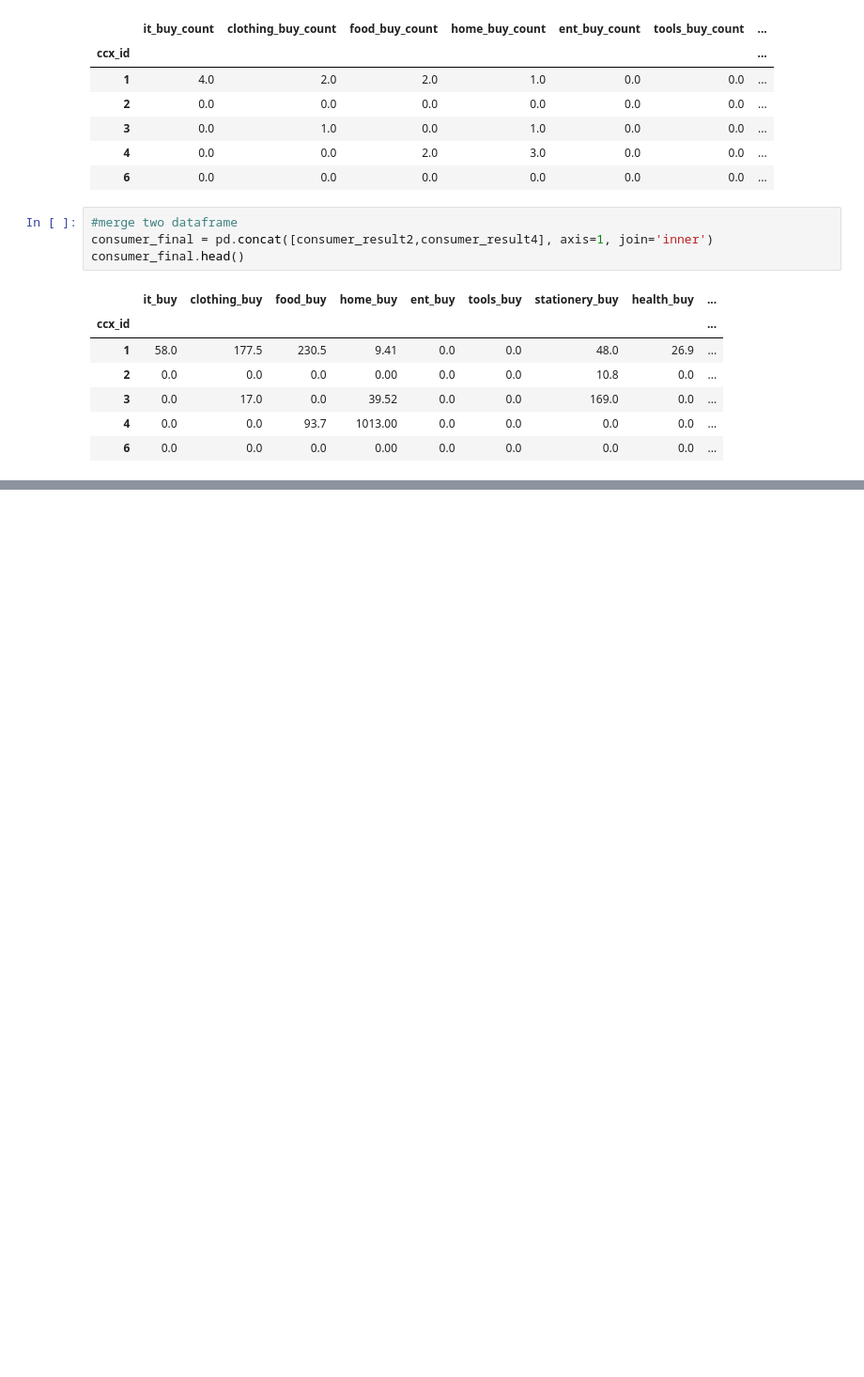
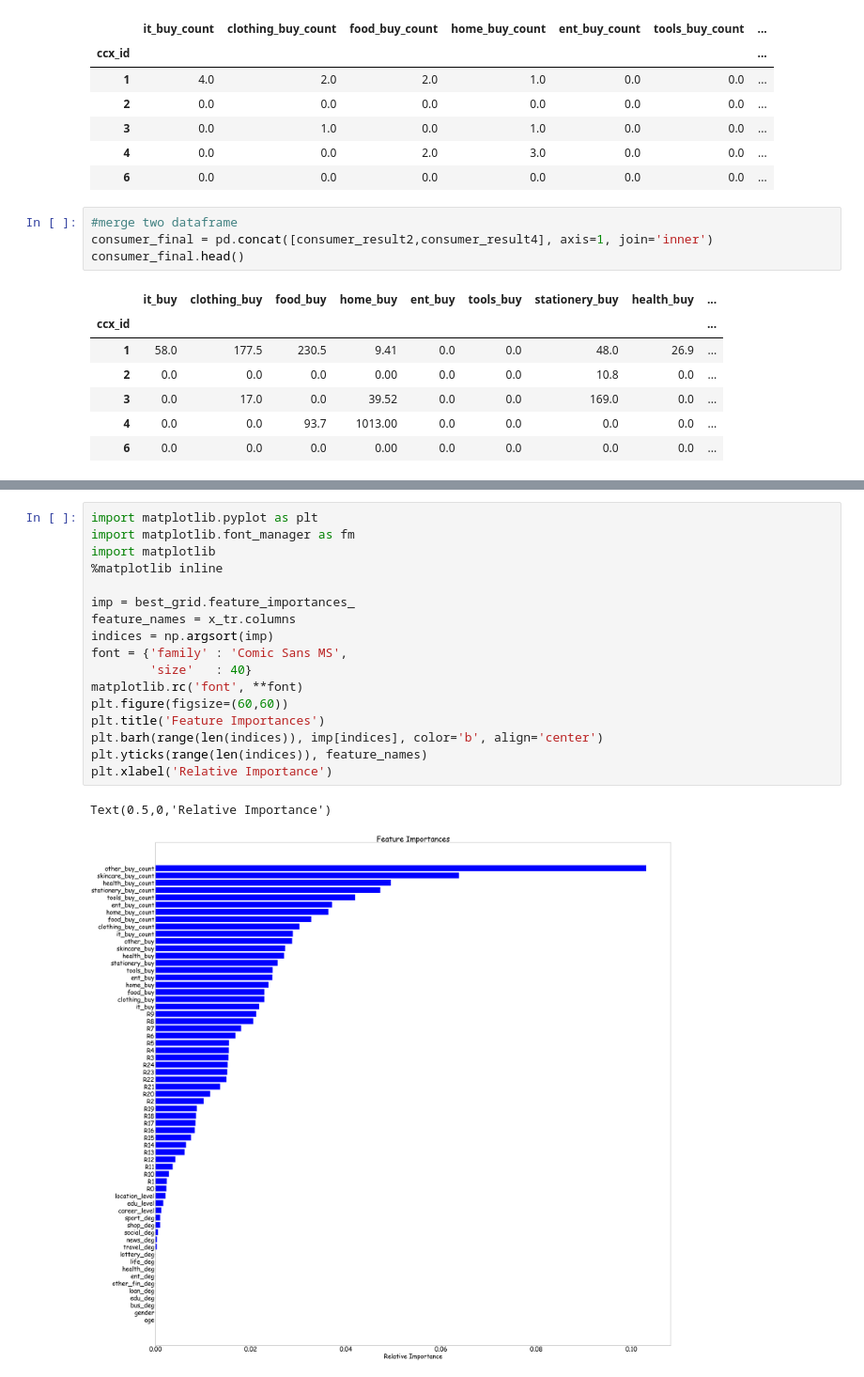
Before and after one commit to jiahehousherry/Capstone-Chengxin, a Jupyter notebook: ccx_consumer_clean.ipynb, the cells around one changed output, grey strips where cells are left out. Shown at 94% size. Drawn from its saved outputs; the diff is of its cells as text; blank space fills up the shorter version.

```diff
--- a/ccx_consumer_clean.ipynb
+++ b/ccx_consumer_clean.ipynb
@@ -191,0 +620,20 @@ consumer_final.to_csv(r'consumer_final.csv')
+# %%
+import matplotlib.pyplot as plt
+import matplotlib.font_manager as fm
+import matplotlib
+%matplotlib inline
+
+imp = best_grid.feature_importances_
+feature_names = x_tr.columns
+indices = np.argsort(imp)
+font = {'family' : 'Comic Sans MS',
+        'size'   : 40}
+matplotlib.rc('font', **font)
+plt.figure(figsize=(60,60))
+plt.title('Feature Importances')
+plt.barh(range(len(indices)), imp[indices], color='b', align='center')
+plt.yticks(range(len(indices)), feature_names)
+plt.xlabel('Relative Importance')
+# %% [output]
+Text(0.5,0,'Relative Importance')
+[figure, added]
```
Also changed, not shown: parts of 32 cells of this notebook.
